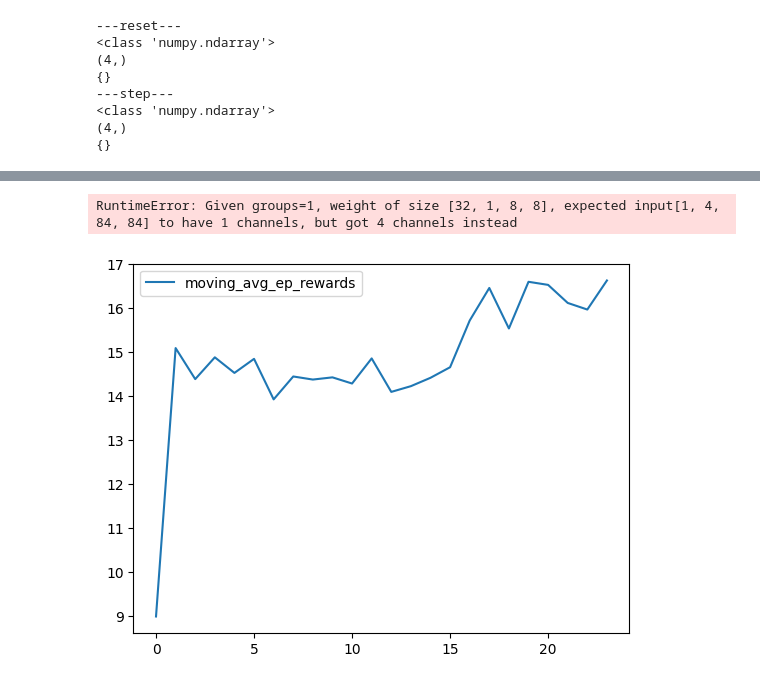
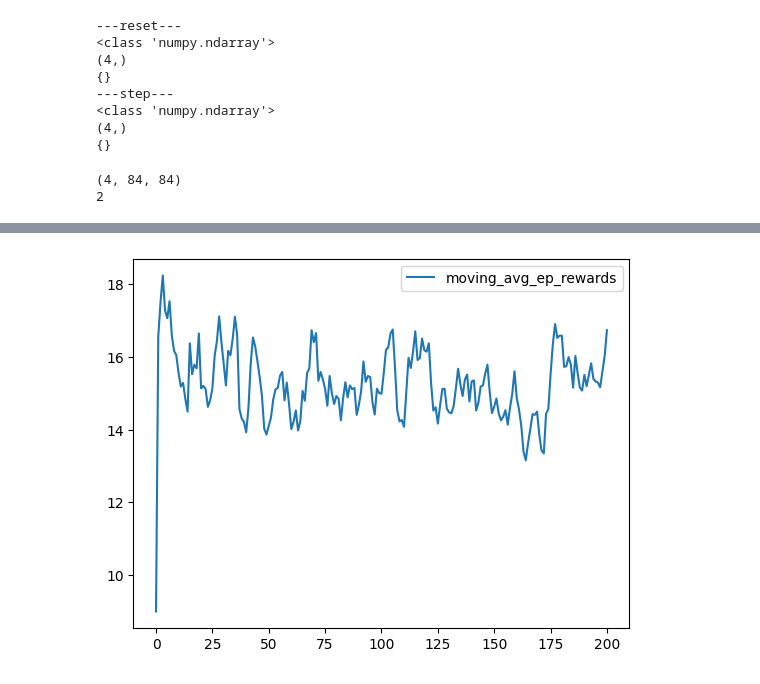
Before and after one commit to gxdgodgxd/RLPlayground, a Jupyter notebook: cart_pole/cart_pole_vision_v2.ipynb, the cells around one changed output, grey strips where cells are left out. Cells and saved outputs as stored; diff of their text form; code cells hidden in the pictures.

```diff
--- a/cart_pole/cart_pole_vision_v2.ipynb
+++ b/cart_pole/cart_pole_vision_v2.ipynb
@@ -57,6 +62,14 @@ class SkipFrame(gym.Wrapper):
         """Return only every `skip`-th frame"""
         super().__init__(env)
         self._skip = skip
+
+
+    def check_frame(self, frame):
+        if frame.shape != (400, 600, 3):
+            print("--------bug here----------")
+            print(frame.shape)
+            print(frame)
+
 
     def step(self, action):
         """Repeat action, and sum reward"""
@@ -65,14 +78,17 @@ class SkipFrame(gym.Wrapper):
             # Accumulate reward and repeat the same action
             obs, reward, done, trunk, info = self.env.step(action)
             frame = self.env.render()
+            self.check_frame(frame)
             total_reward += reward
             if done:
                 break
         return frame, total_reward, done, trunk, info
 
+
     def reset(self, **kargs):
         state, info = self.env.reset()
         frame = self.env.render()
+        self.check_frame(frame)
         return frame, info
 
 
@@ -120,8 +136,11 @@ env = GrayScaleObservation(env)
 env = ResizeObservation(env, shape=84)
 env = FrameStack(env, num_stack=4)
 # %%
-# state, info = env.reset()
-# next_state, reward, done, trunc, info = env.step(action=0)
+state, info = env.reset()
+next_state, reward, done, trunc, info = env.step(action=0)
+print(state.shape)
+
+print(env.action_space.n)
 
 # import cv2
 
@@ -135,6 +154,9 @@ env = FrameStack(env, num_stack=4)
 
 # # 关闭所有 OpenCV 窗口
 # cv2.destroyAllWindows()
+# %% [output]
+(4, 84, 84)
+2
 # %%
 class Mario:
     def __init__(self, state_dim, action_dim, save_dir):
@@ -149,7 +171,7 @@ class Mario:
         self.net = self.net.to(device=self.device)
 
         self.exploration_rate = 1
-        self.exploration_rate_decay = 0.99999975
+        self.exploration_rate_decay = 0.999975
         self.exploration_rate_min = 0.1
         self.curr_step = 0
 
@@ -460,7 +483,7 @@ print()
 save_dir = Path("checkpoints") / datetime.datetime.now().strftime("%Y-%m-%dT%H-%M-%S")
 save_dir.mkdir(parents=True)
 
-mario = Mario(state_dim=(1, 84, 84), action_dim=env.action_space.n, save_dir=save_dir)
+mario = Mario(state_dim=(4, 84, 84), action_dim=env.action_space.n, save_dir=save_dir)
 
 logger = MetricLogger(save_dir)
 
@@ -519,2 +542 @@ Episode 460 - Step 1954 - Epsilon 0.9995116192355973 - Mean Reward 16.63 - Mean
-RuntimeError: Given groups=1, weight of size [32, 1, 8, 8], expected input[1, 4, 84, 84] to have 1 channels, but got 4 channels instead
-[figure, old version]
+[figure, new version]
```
Also changed, not shown: parts of 3 cells of this notebook.
